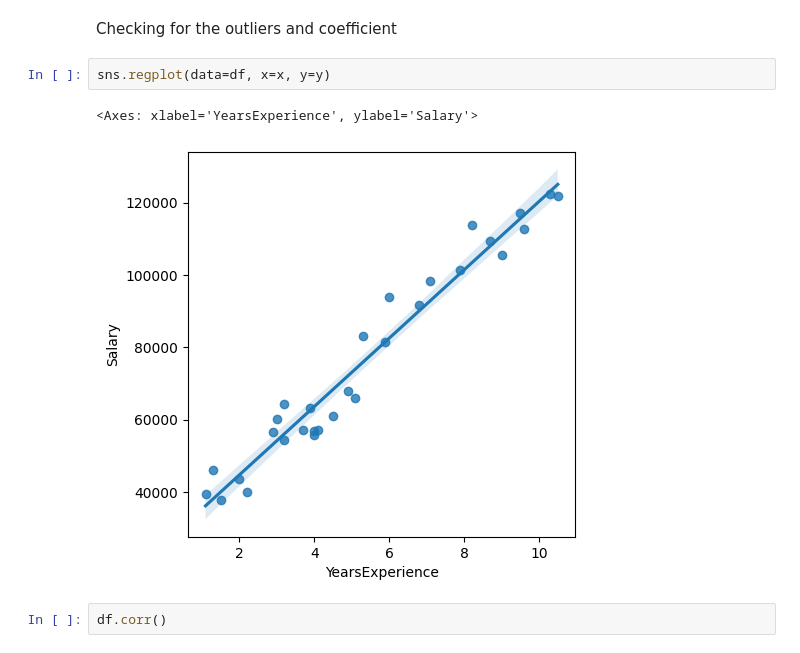
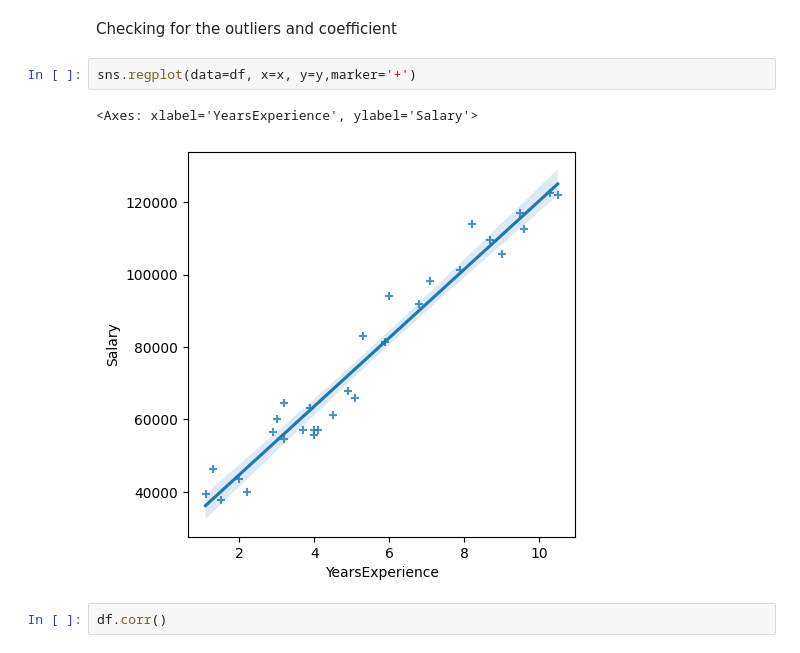
Before and after one commit to Yuvrajveer/Python_for_data_science-DS-, a Jupyter notebook: Simple Linear Regression/Simple_linear_regression_2.ipynb, the cells around one changed output. Cells and saved outputs as stored; diff of their text form.

```diff
--- a/Simple Linear Regression/Simple_linear_regression_2.ipynb
+++ b/Simple Linear Regression/Simple_linear_regression_2.ipynb
@@ -35,10 +35,10 @@ y= df['Salary']
 # %% [markdown]
 Checking for the outliers and coefficient
 # %%
-sns.regplot(data=df, x=x, y=y)
+sns.regplot(data=df, x=x, y=y,marker='+')
 # %% [output]
 <Axes: xlabel='YearsExperience', ylabel='Salary'>
-[figure, old version]
+[figure, new version]
 # %%
 df.corr()
 # %% [output]
```
Also changed, not shown: parts of 1 cell of this notebook.
